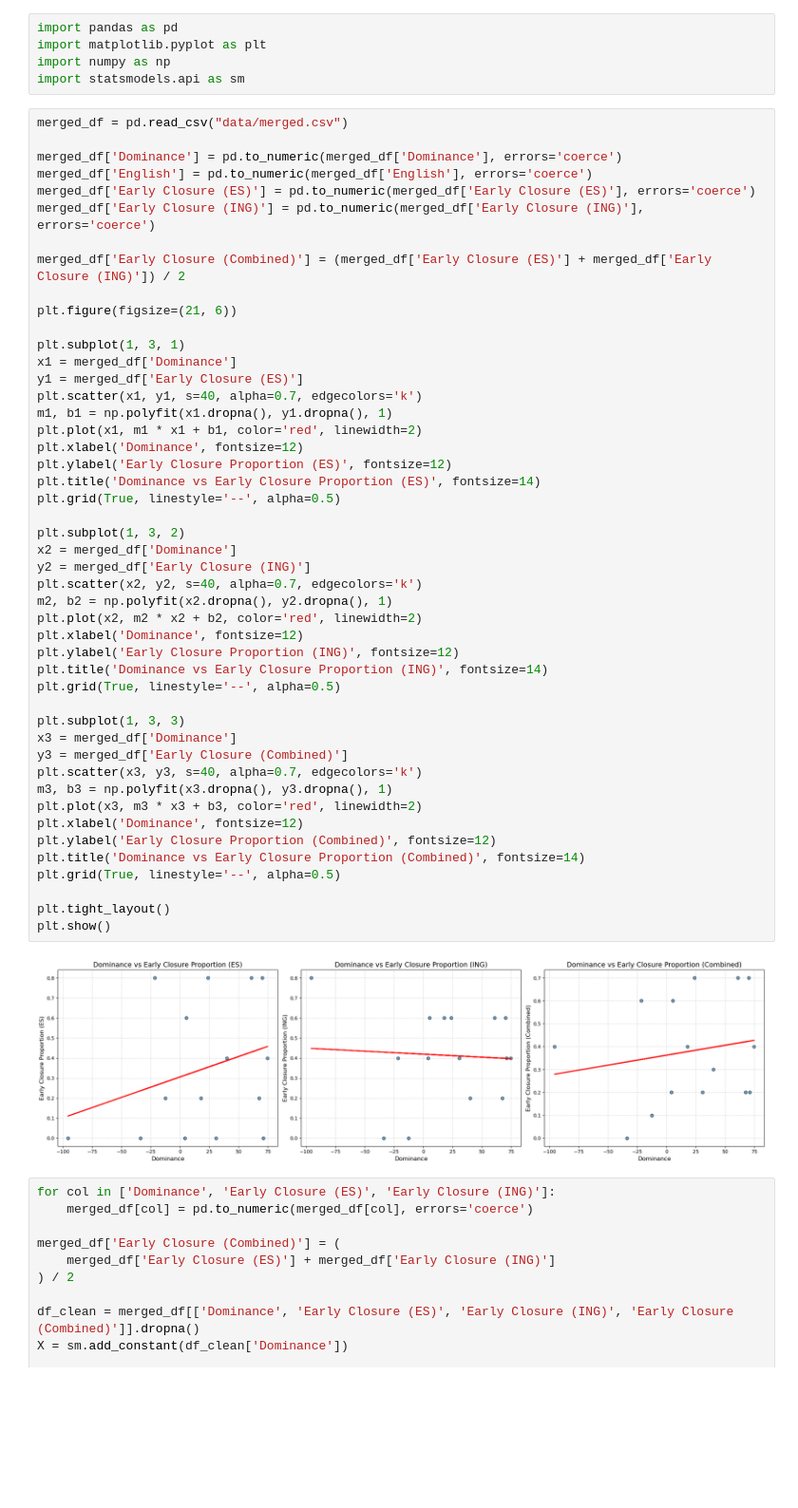
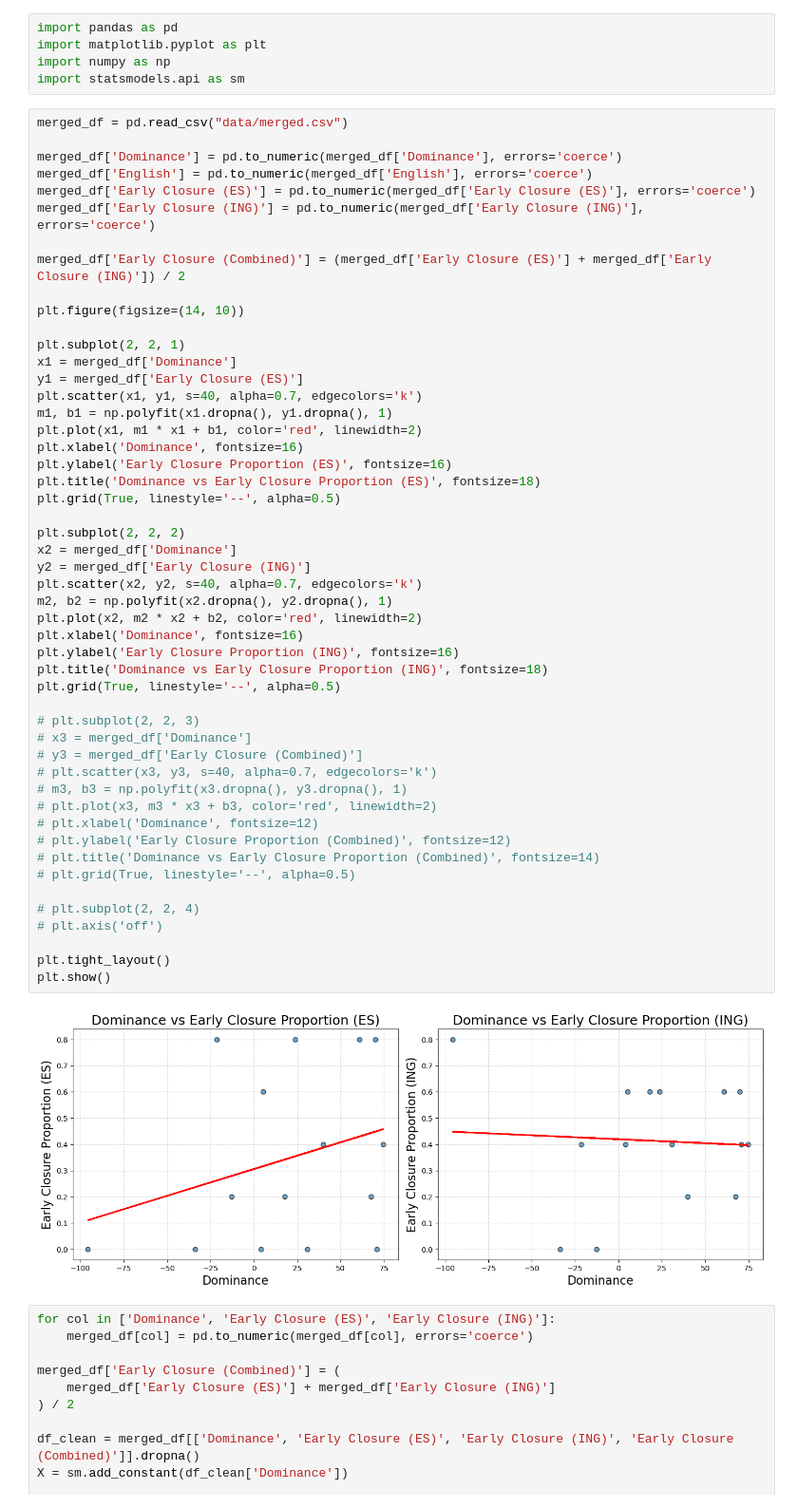
Before and after one commit to Andrew-J-Li/SPN_330L_Proyecto_Final, a Jupyter notebook: plot.ipynb, the cells around one changed output. Shown: that part at 95% size. Cells and saved outputs as stored; diff of their text form; blank space fills up the shorter version.

```diff
--- a/plot.ipynb
+++ b/plot.ipynb
@@ -6,52 +6,55 @@ import statsmodels.api as sm
 # %%
 merged_df = pd.read_csv("data/merged.csv")
 
 merged_df['Dominance'] = pd.to_numeric(merged_df['Dominance'], errors='coerce')
 merged_df['English'] = pd.to_numeric(merged_df['English'], errors='coerce')
 merged_df['Early Closure (ES)'] = pd.to_numeric(merged_df['Early Closure (ES)'], errors='coerce')
 merged_df['Early Closure (ING)'] = pd.to_numeric(merged_df['Early Closure (ING)'], errors='coerce')
 
 merged_df['Early Closure (Combined)'] = (merged_df['Early Closure (ES)'] + merged_df['Early Closure (ING)']) / 2
 
-plt.figure(figsize=(21, 6))
+plt.figure(figsize=(14, 10))
 
-plt.subplot(1, 3, 1)
+plt.subplot(2, 2, 1)
 x1 = merged_df['Dominance']
 y1 = merged_df['Early Closure (ES)']
 plt.scatter(x1, y1, s=40, alpha=0.7, edgecolors='k')
 m1, b1 = np.polyfit(x1.dropna(), y1.dropna(), 1)
 plt.plot(x1, m1 * x1 + b1, color='red', linewidth=2)
-plt.xlabel('Dominance', fontsize=12)
-plt.ylabel('Early Closure Proportion (ES)', fontsize=12)
-plt.title('Dominance vs Early Closure Proportion (ES)', fontsize=14)
+plt.xlabel('Dominance', fontsize=16)
+plt.ylabel('Early Closure Proportion (ES)', fontsize=16)
+plt.title('Dominance vs Early Closure Proportion (ES)', fontsize=18)
 plt.grid(True, linestyle='--', alpha=0.5)
 
-plt.subplot(1, 3, 2)
+plt.subplot(2, 2, 2)
 x2 = merged_df['Dominance']
 y2 = merged_df['Early Closure (ING)']
 plt.scatter(x2, y2, s=40, alpha=0.7, edgecolors='k')
 m2, b2 = np.polyfit(x2.dropna(), y2.dropna(), 1)
 plt.plot(x2, m2 * x2 + b2, color='red', linewidth=2)
-plt.xlabel('Dominance', fontsize=12)
-plt.ylabel('Early Closure Proportion (ING)', fontsize=12)
-plt.title('Dominance vs Early Closure Proportion (ING)', fontsize=14)
+plt.xlabel('Dominance', fontsize=16)
+plt.ylabel('Early Closure Proportion (ING)', fontsize=16)
+plt.title('Dominance vs Early Closure Proportion (ING)', fontsize=18)
 plt.grid(True, linestyle='--', alpha=0.5)
 
-plt.subplot(1, 3, 3)
-x3 = merged_df['Dominance']
-y3 = merged_df['Early Closure (Combined)']
-plt.scatter(x3, y3, s=40, alpha=0.7, edgecolors='k')
-m3, b3 = np.polyfit(x3.dropna(), y3.dropna(), 1)
-plt.plot(x3, m3 * x3 + b3, color='red', linewidth=2)
-plt.xlabel('Dominance', fontsize=12)
-plt.ylabel('Early Closure Proportion (Combined)', fontsize=12)
-plt.title('Dominance vs Early Closure Proportion (Combined)', fontsize=14)
-plt.grid(True, linestyle='--', alpha=0.5)
+# plt.subplot(2, 2, 3)
+# x3 = merged_df['Dominance']
+# y3 = merged_df['Early Closure (Combined)']
+# plt.scatter(x3, y3, s=40, alpha=0.7, edgecolors='k')
+# m3, b3 = np.polyfit(x3.dropna(), y3.dropna(), 1)
+# plt.plot(x3, m3 * x3 + b3, color='red', linewidth=2)
+# plt.xlabel('Dominance', fontsize=12)
+# plt.ylabel('Early Closure Proportion (Combined)', fontsize=12)
+# plt.title('Dominance vs Early Closure Proportion (Combined)', fontsize=14)
+# plt.grid(True, linestyle='--', alpha=0.5)
+
+# plt.subplot(2, 2, 4)
+# plt.axis('off')
 
 plt.tight_layout()
 plt.show()
 # %% [output]
-[figure, old version]
+[figure, new version]
 # %%
 for col in ['Dominance', 'Early Closure (ES)', 'Early Closure (ING)']:
     merged_df[col] = pd.to_numeric(merged_df[col], errors='coerce')
```
Also changed, not shown: parts of 1 cell of this notebook, 2 other files.
